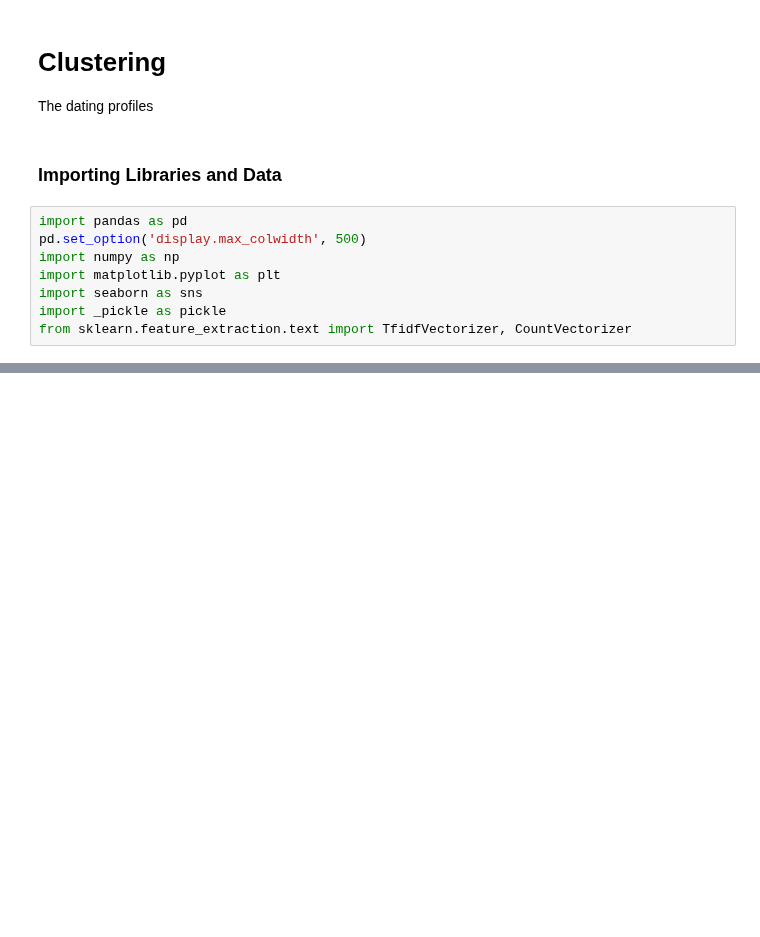
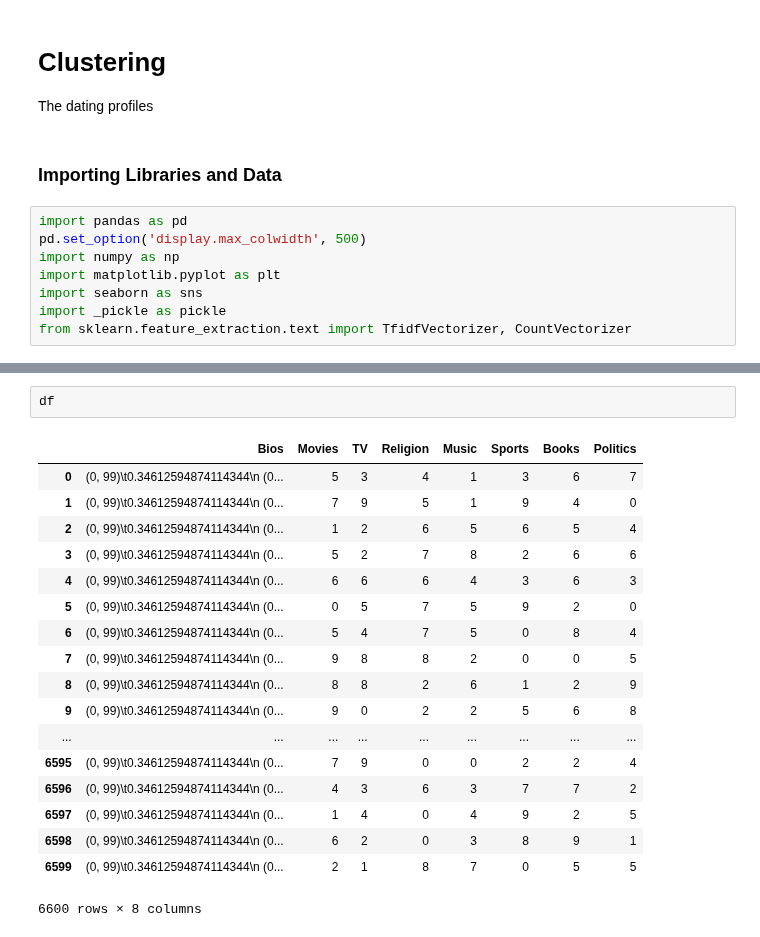
Before and after one commit to marcosan93/AI-Matchmaker, a Jupyter notebook: Clustering-Profiles.ipynb, the cells around one changed output, grey strips where cells are left out. Drawn from its saved outputs; the diff is of its cells as text; blank space fills up the shorter version.

```diff
--- a/Clustering-Profiles.ipynb
+++ b/Clustering-Profiles.ipynb
@@ -38,0 +45,21 @@ df
+# %%
+df
+# %% [output]
+|  | Bios | Movies | TV | Religion | Music | Sports | Books | Politics |
+| 0 | (0, 99)\t0.34612594874114344\n (0... | 5 | 3 | 4 | 1 | 3 | 6 | 7 |
+| 1 | (0, 99)\t0.34612594874114344\n (0... | 7 | 9 | 5 | 1 | 9 | 4 | 0 |
+| 2 | (0, 99)\t0.34612594874114344\n (0... | 1 | 2 | 6 | 5 | 6 | 5 | 4 |
+| 3 | (0, 99)\t0.34612594874114344\n (0... | 5 | 2 | 7 | 8 | 2 | 6 | 6 |
+| 4 | (0, 99)\t0.34612594874114344\n (0... | 6 | 6 | 6 | 4 | 3 | 6 | 3 |
+| 5 | (0, 99)\t0.34612594874114344\n (0... | 0 | 5 | 7 | 5 | 9 | 2 | 0 |
+| 6 | (0, 99)\t0.34612594874114344\n (0... | 5 | 4 | 7 | 5 | 0 | 8 | 4 |
+| 7 | (0, 99)\t0.34612594874114344\n (0... | 9 | 8 | 8 | 2 | 0 | 0 | 5 |
+| 8 | (0, 99)\t0.34612594874114344\n (0... | 8 | 8 | 2 | 6 | 1 | 2 | 9 |
+| 9 | (0, 99)\t0.34612594874114344\n (0... | 9 | 0 | 2 | 2 | 5 | 6 | 8 |
+| ... | ... | ... | ... | ... | ... | ... | ... | ... |
+| 6595 | (0, 99)\t0.34612594874114344\n (0... | 7 | 9 | 0 | 0 | 2 | 2 | 4 |
+| 6596 | (0, 99)\t0.34612594874114344\n (0... | 4 | 3 | 6 | 3 | 7 | 7 | 2 |
+| 6597 | (0, 99)\t0.34612594874114344\n (0... | 1 | 4 | 0 | 4 | 9 | 2 | 5 |
+| 6598 | (0, 99)\t0.34612594874114344\n (0... | 6 | 2 | 0 | 3 | 8 | 9 | 1 |
+| 6599 | (0, 99)\t0.34612594874114344\n (0... | 2 | 1 | 8 | 7 | 0 | 5 | 5 |
+6600 rows × 8 columns
```
Also changed, not shown: parts of 4 cells of this notebook.
